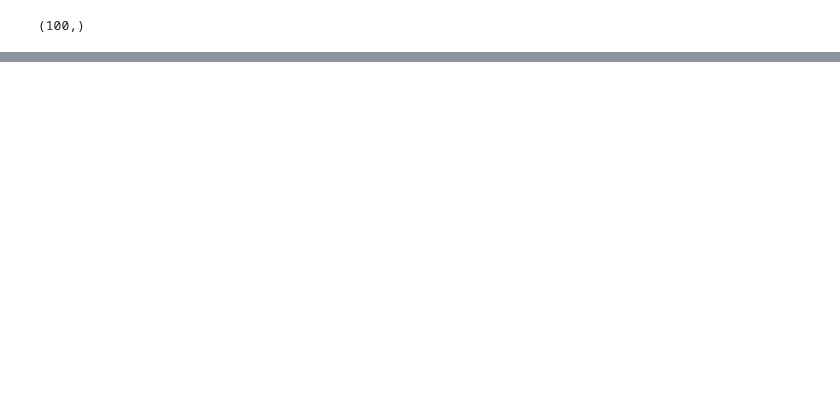
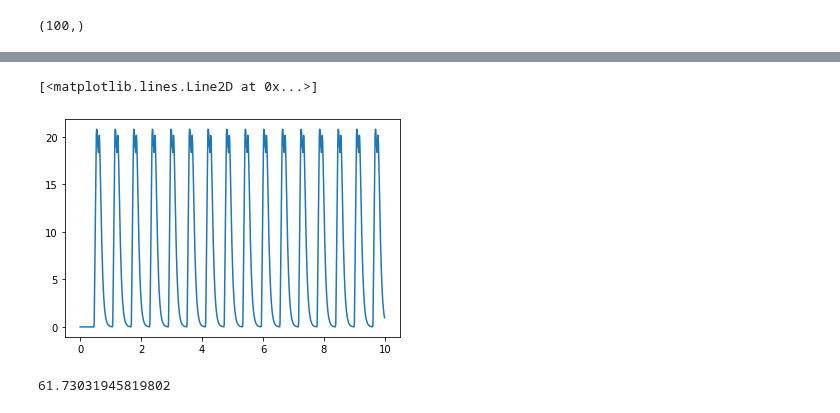
Before and after one commit to mmehrani/master_thesis, a Jupyter notebook: scripts/synchronization_problem.ipynb, the cells around one changed output, grey strips where cells are left out. Saved outputs shown, nothing was run; the diff lists cells and outputs as text; code cells hidden in the pictures; blank space fills up the shorter version.

```diff
--- a/scripts/synchronization_problem.ipynb
+++ b/scripts/synchronization_problem.ipynb
@@ -43,0 +58,18 @@ False
+# %%
+alpha = 20
+m_arr = np.zeros(total_steps)
+e_arr = np.zeros(total_steps)
+# %%
+for i in tqdm(range(0,total_steps-1)):
+    m_arr[i+1] = m_arr[i] + time_step*( -alpha*m_arr[i] + 2*alpha*num_neurons*np.sum(spiking_records[i]) )
+    e_arr[i+1] = e_arr[i] + time_step*( m_arr[i] - alpha*e_arr[i] )
+# %%
+plt.plot(time_span,e_arr)
+# %% [output]
+[<matplotlib.lines.Line2D at 0x...>]
+[figure, added]
+# %%
+sigma = np.var( e_arr )
+sigma
+# %% [output]
+61.73031945819802
```
Also changed, not shown: parts of 8 cells of this notebook.
